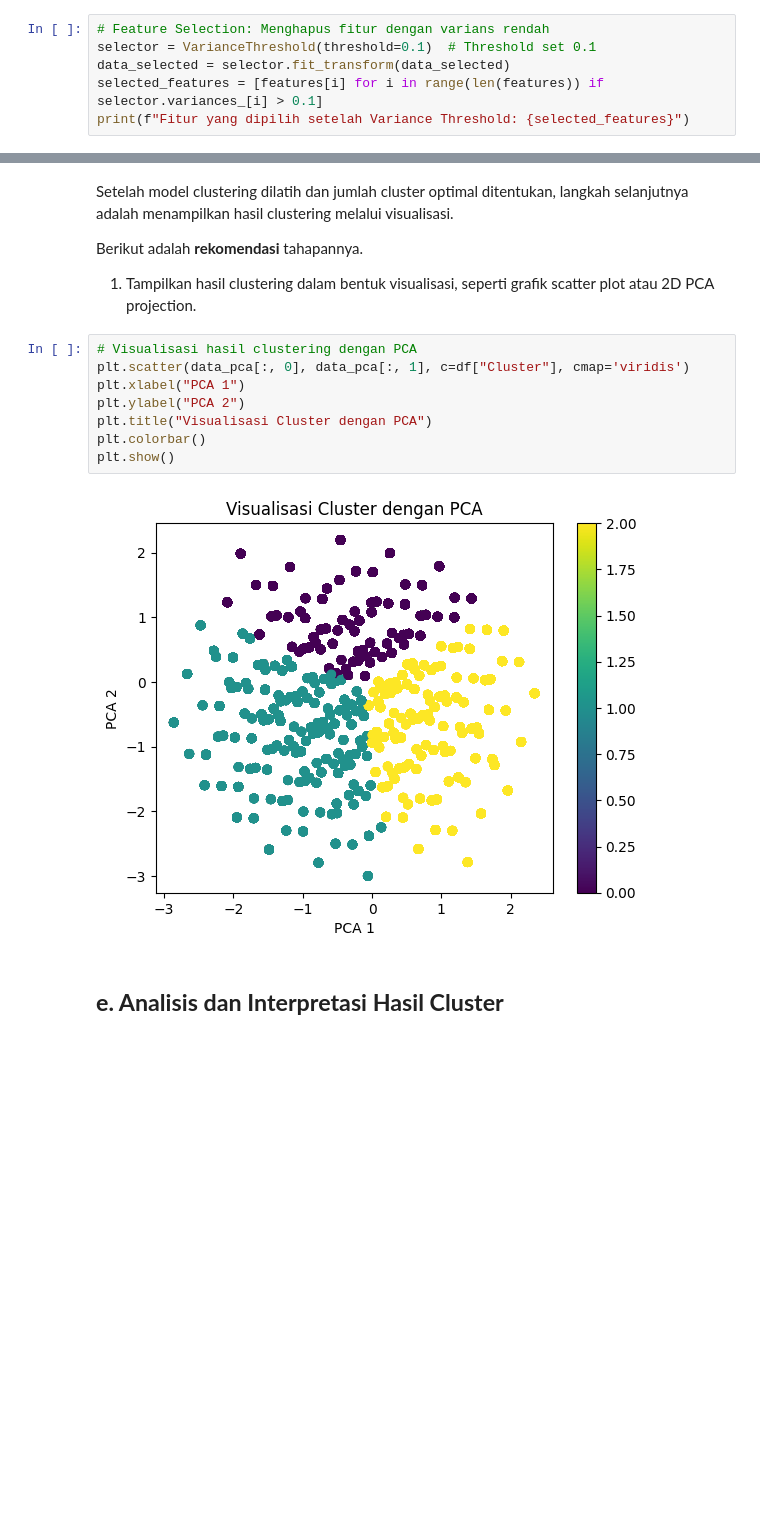
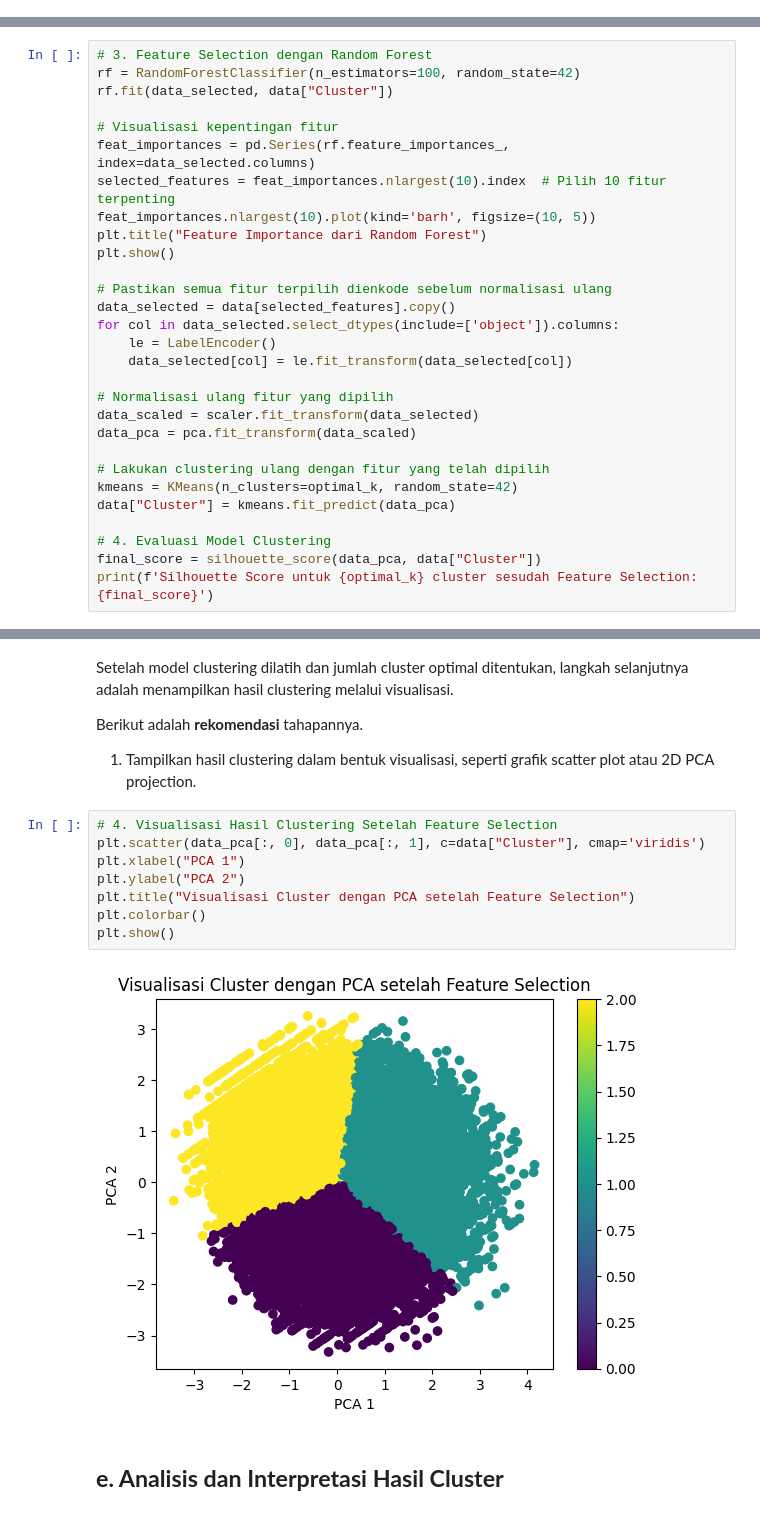
Before and after one commit to faarismuda/Dicoding-ML-Shop-Customers, a Jupyter notebook: [Clustering]_Submission_Akhir_BMLP_Faaris Muda Dwi Nugraha.ipynb, the cells around one changed output, grey strips where cells are left out. Drawn from its saved outputs; the diff is of its cells as text; blank space fills up the shorter version.

```diff
--- a/[Clustering]_Submission_Akhir_BMLP_Faaris Muda Dwi Nugraha.ipynb
+++ b/[Clustering]_Submission_Akhir_BMLP_Faaris Muda Dwi Nugraha.ipynb
@@ -402,9 +401,3 @@ Silhouette Score untuk 3 cluster: 0.34958498634285545
 ## **c. Feature Selection (Opsional)**
 # %% [markdown]
 Silakan lakukan feature selection jika Anda membutuhkan optimasi model clustering. Jika Anda menerapkan proses ini, silakan lakukan pemodelan dan evaluasi kembali menggunakan kolom-kolom hasil feature selection. Terakhir, bandingkan hasil performa model sebelum dan sesudah menerapkan feature selection.
-# %%
-# Feature Selection: Menghapus fitur dengan varians rendah
-selector = VarianceThreshold(threshold=0.1)  # Threshold set 0.1
-data_selected = selector.fit_transform(data_selected)
-selected_features = [features[i] for i in range(len(features)) if selector.variances_[i] > 0.1]
-print(f"Fitur yang dipilih setelah Variance Threshold: {selected_features}")
@@ -412,0 +404,29 @@ Fitur yang dipilih setelah Variance Threshold: ['Alcohol_Consumption', 'Physical
+# %%
+# 3. Feature Selection dengan Random Forest
+rf = RandomForestClassifier(n_estimators=100, random_state=42)
+rf.fit(data_selected, data["Cluster"])
+
+# Visualisasi kepentingan fitur
+feat_importances = pd.Series(rf.feature_importances_, index=data_selected.columns)
+selected_features = feat_importances.nlargest(10).index  # Pilih 10 fitur terpenting
+feat_importances.nlargest(10).plot(kind='barh', figsize=(10, 5))
+plt.title("Feature Importance dari Random Forest")
+plt.show()
+
+# Pastikan semua fitur terpilih dienkode sebelum normalisasi ulang
+data_selected = data[selected_features].copy()
+for col in data_selected.select_dtypes(include=['object']).columns:
+    le = LabelEncoder()
+    data_selected[col] = le.fit_transform(data_selected[col])
+
+# Normalisasi ulang fitur yang dipilih
+data_scaled = scaler.fit_transform(data_selected)
+data_pca = pca.fit_transform(data_scaled)
+
+# Lakukan clustering ulang dengan fitur yang telah dipilih
+kmeans = KMeans(n_clusters=optimal_k, random_state=42)
+data["Cluster"] = kmeans.fit_predict(data_pca)
+
+# 4. Evaluasi Model Clustering
+final_score = silhouette_score(data_pca, data["Cluster"])
+print(f'Silhouette Score untuk {optimal_k} cluster sesudah Feature Selection: {final_score}')
@@ -418,15 +441,15 @@ Setelah model clustering dilatih dan jumlah cluster optimal ditentukan, langkah
 Berikut adalah **rekomendasi** tahapannya.
 1. Tampilkan hasil clustering dalam bentuk visualisasi, seperti grafik scatter plot atau 2D PCA projection.
 # %%
-# Visualisasi hasil clustering dengan PCA
-plt.scatter(data_pca[:, 0], data_pca[:, 1], c=df["Cluster"], cmap='viridis')
+# 4. Visualisasi Hasil Clustering Setelah Feature Selection
+plt.scatter(data_pca[:, 0], data_pca[:, 1], c=data["Cluster"], cmap='viridis')
 plt.xlabel("PCA 1")
 plt.ylabel("PCA 2")
-plt.title("Visualisasi Cluster dengan PCA")
+plt.title("Visualisasi Cluster dengan PCA setelah Feature Selection")
 plt.colorbar()
 plt.show()
 # %% [output]
-[figure, old version]
+[figure, new version]
 # %% [markdown]
 ## **e. Analisis dan Interpretasi Hasil Cluster**
 # %% [markdown]
```
Also changed, not shown: parts of 9 cells of this notebook.
